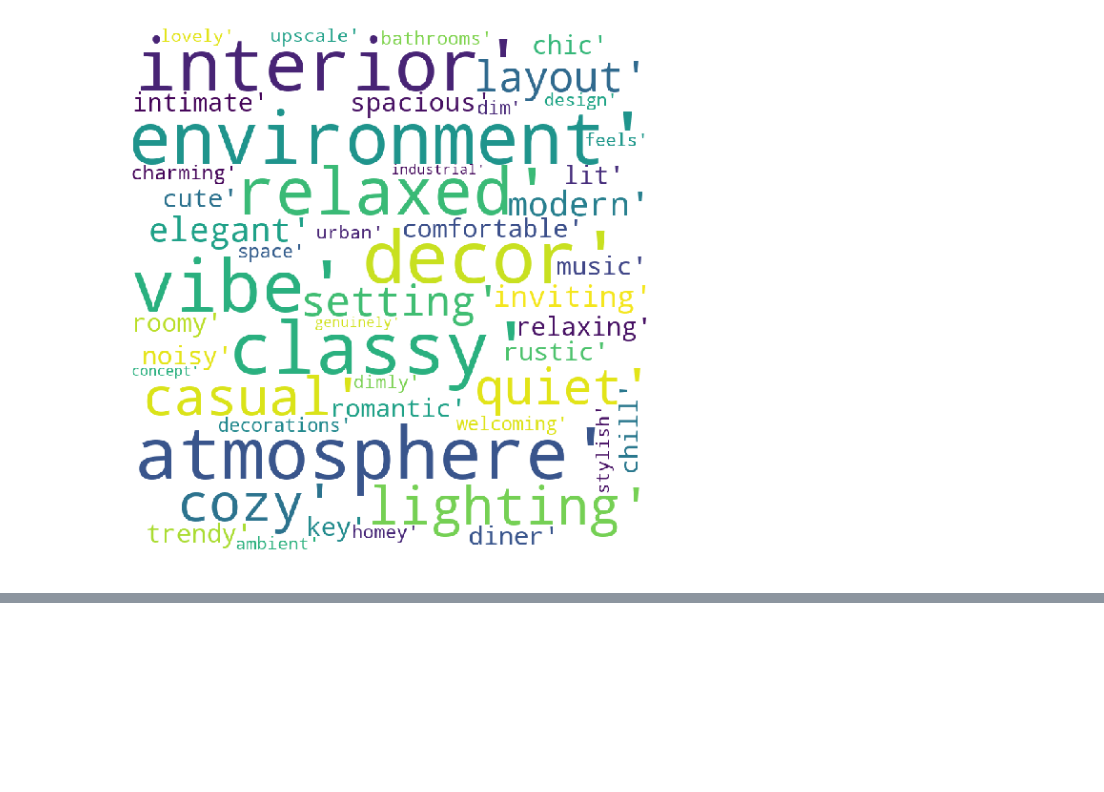
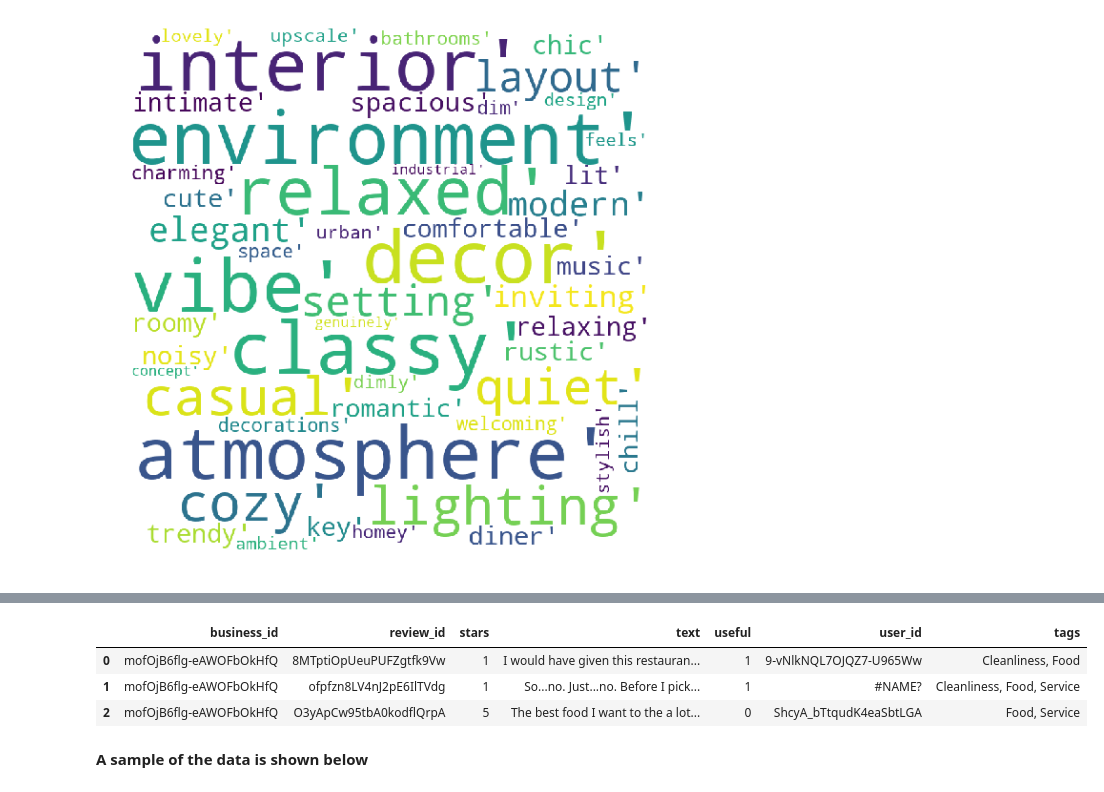
Before and after one commit to NikhilAshodariya/YelpRestaurant, a Jupyter notebook: final-presentation/Text_Classification_And_Aspect_Based_Sentiment_Analysis.ipynb, the cells around one changed output, grey strips where cells are left out. Saved outputs shown, nothing was run; the diff lists cells and outputs as text; code cells hidden in the pictures; blank space fills up the shorter version.

```diff
--- a/final-presentation/Text_Classification_And_Aspect_Based_Sentiment_Analysis.ipynb
+++ b/final-presentation/Text_Classification_And_Aspect_Based_Sentiment_Analysis.ipynb
@@ -687,0 +712,7 @@ plt.show()
+# %%
+df_Labeled.head(3)
+# %% [output]
+|  | business_id | review_id | stars | text | useful | user_id | tags |
+| 0 | mofOjB6flg-eAWOFbOkHfQ | 8MTptiOpUeuPUFZgtfk9Vw | 1 | I would have given this restauran... | 1 | 9-vNlkNQL7OJQZ7-U965Ww | Cleanliness, Food |
+| 1 | mofOjB6flg-eAWOFbOkHfQ | ofpfzn8LV4nJ2pE6IlTVdg | 1 | So...no. Just...no. Before I pick... | 1 | #NAME? | Cleanliness, Food, Service |
+| 2 | mofOjB6flg-eAWOFbOkHfQ | O3yApCw95tbA0kodflQrpA | 5 | The best food I want to the a lot... | 0 | ShcyA_bTtqudK4eaSbtLGA | Food, Service |
@@ -687,0 +721,2 @@ plt.show()
+# %% [markdown]
+<B>A sample of the data is shown below</B>
```
Also changed, not shown: parts of 45 cells of this notebook, 2 other files.
